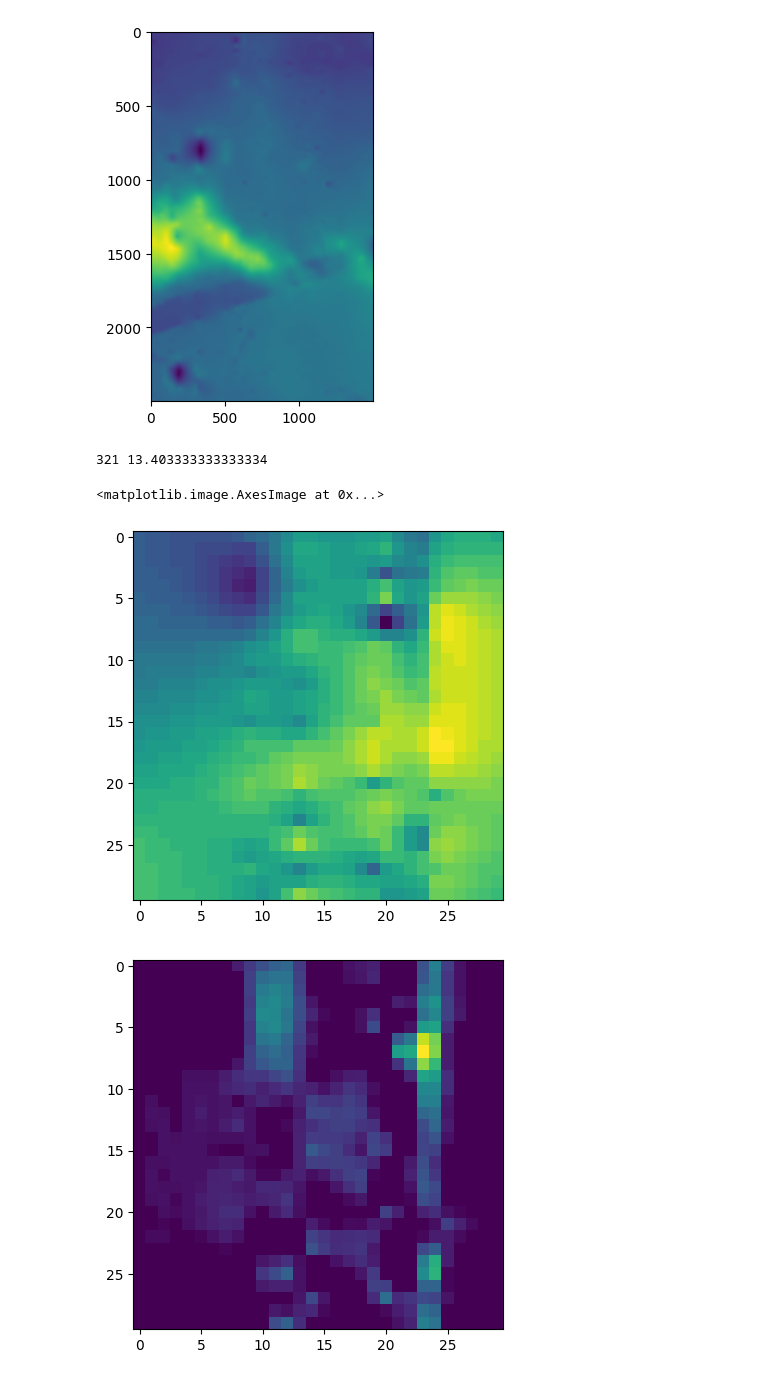
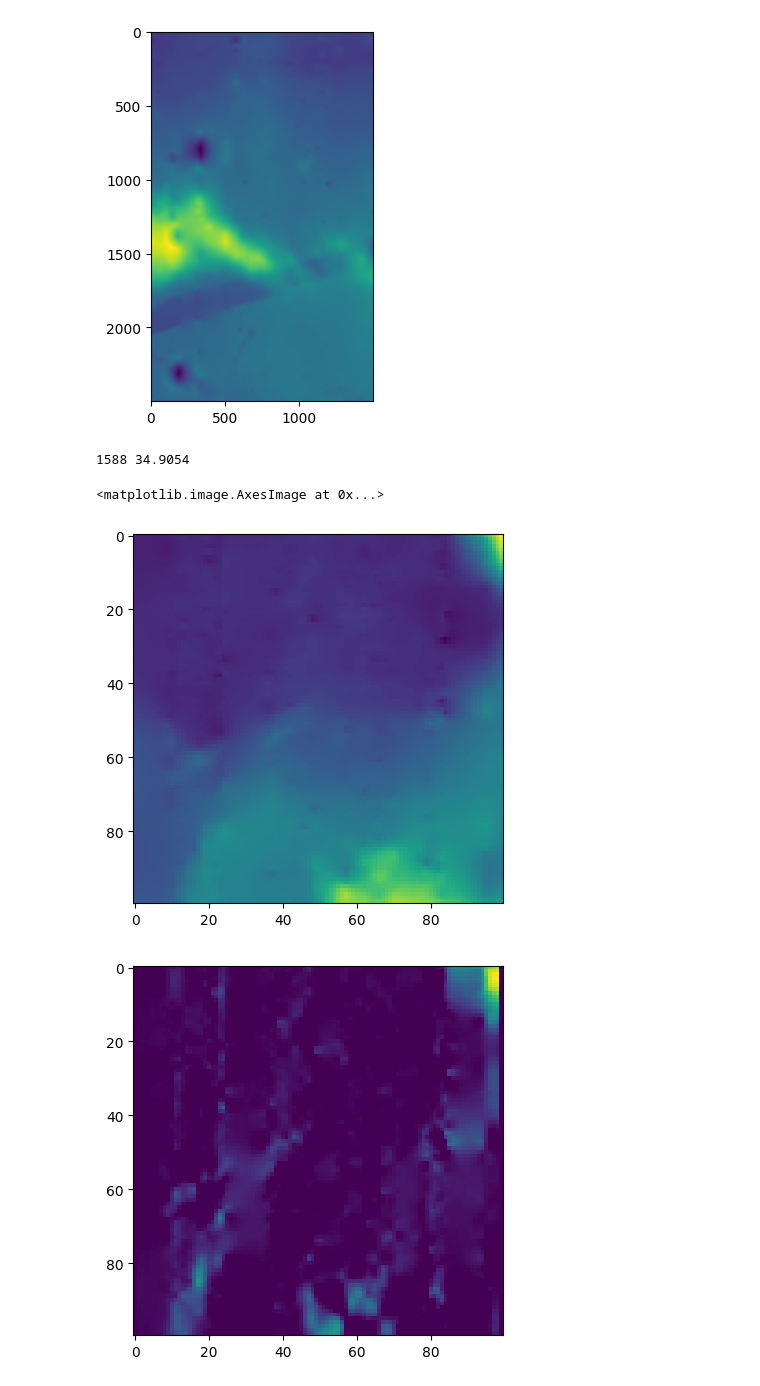
Before and after one commit to the-astronot/boromir, a Jupyter notebook: scratch/interpolation_station.ipynb, the cells around one changed output. Saved outputs shown, nothing was run; the diff lists cells and outputs as text; code cells hidden in the pictures.

```diff
--- a/scratch/interpolation_station.ipynb
+++ b/scratch/interpolation_station.ipynb
@@ -55,18 +83,18 @@ def dMax(img):
 # %%
 # The DOZER
-dozer_map = map[:30,:30]
+dozer_map = map[0:100,0:100]
 plt.figure()
 plt.imshow(dozer_map)
 dx = cv.Scharr(dozer_map,-1,1,0)
 print(np.max(dx),np.average(dx))
 dx = np.where(dx>5,dx,0)
 plt.figure()
 plt.imshow(dx)
 # %% [output]
-321 13.403333333333334
+1588 34.9054
 <matplotlib.image.AxesImage at 0x...>
-[figure, old version]
+[figure, new version]
-[figure, old version]
+[figure, new version]
 # %%
 plt.figure()
 dmap = dMax(dozer_map)
```
Also changed, not shown: parts of 12 cells of this notebook.
